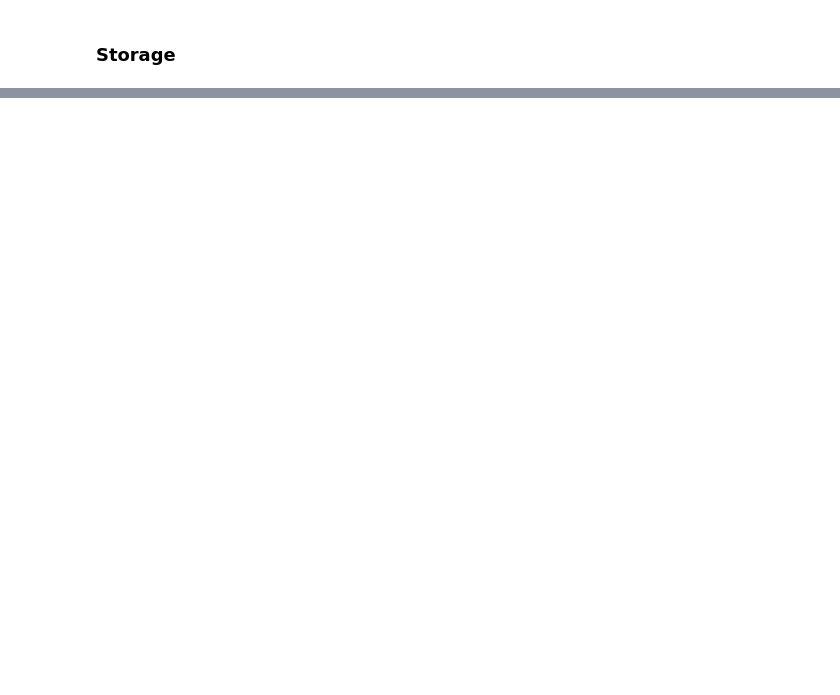
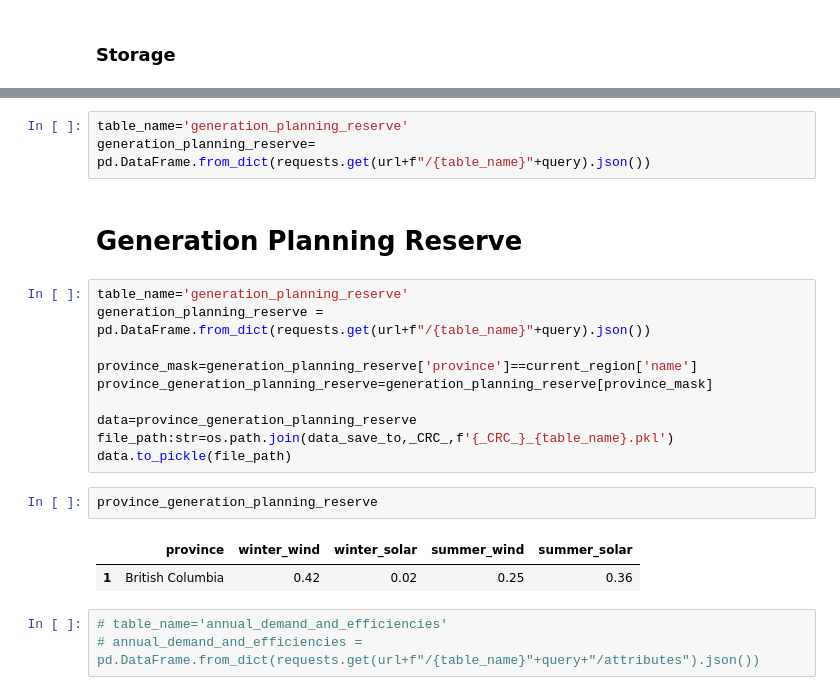
Before and after one commit to seas-yoselyn/BC_Nexus, a Jupyter notebook: get_data_CODERS.ipynb, the cells around one changed output, grey strips where cells are left out. Saved outputs shown, nothing was run; the diff lists cells and outputs as text; blank space fills up the shorter version.

```diff
--- a/get_data_CODERS.ipynb
+++ b/get_data_CODERS.ipynb
@@ -291,0 +301,23 @@ AttributeError: 'dict' object has no attribute 'json'
+# %%
+table_name='generation_planning_reserve'
+generation_planning_reserve= pd.DataFrame.from_dict(requests.get(url+f"/{table_name}"+query).json())
+# %% [markdown]
+# Generation Planning Reserve
+# %%
+table_name='generation_planning_reserve'
+generation_planning_reserve = pd.DataFrame.from_dict(requests.get(url+f"/{table_name}"+query).json())
+
+province_mask=generation_planning_reserve['province']==current_region['name']
+province_generation_planning_reserve=generation_planning_reserve[province_mask]
+
+data=province_generation_planning_reserve
+file_path:str=os.path.join(data_save_to,_CRC_,f'{_CRC_}_{table_name}.pkl')
+data.to_pickle(file_path)
+# %%
+province_generation_planning_reserve
+# %% [output]
+|  | province | winter_wind | winter_solar | summer_wind | summer_solar |
+| 1 | British Columbia | 0.42 | 0.02 | 0.25 | 0.36 |
+# %%
+# table_name='annual_demand_and_efficiencies'
+# annual_demand_and_efficiencies = pd.DataFrame.from_dict(requests.get(url+f"/{table_name}"+query+"/attributes").json())
```
Also changed, not shown: parts of 18 cells of this notebook, 8 other files.
